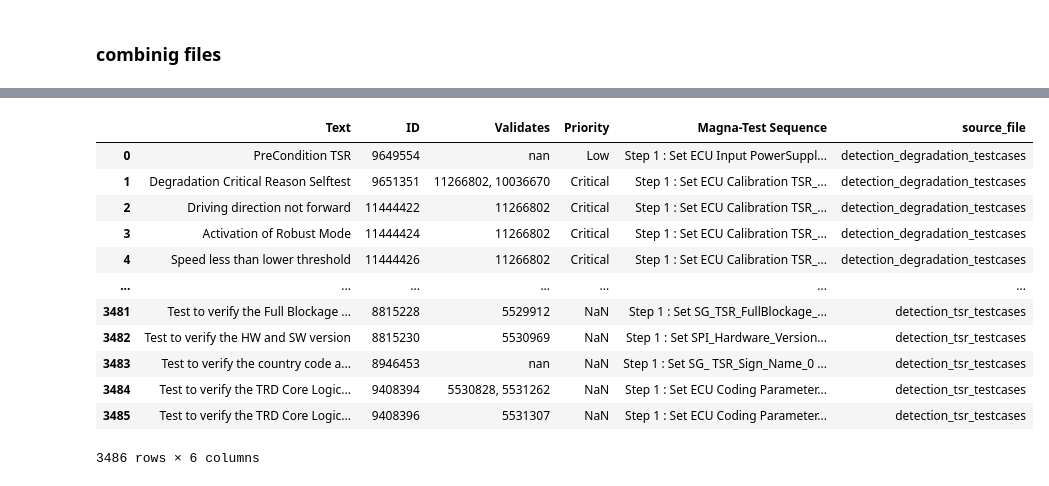
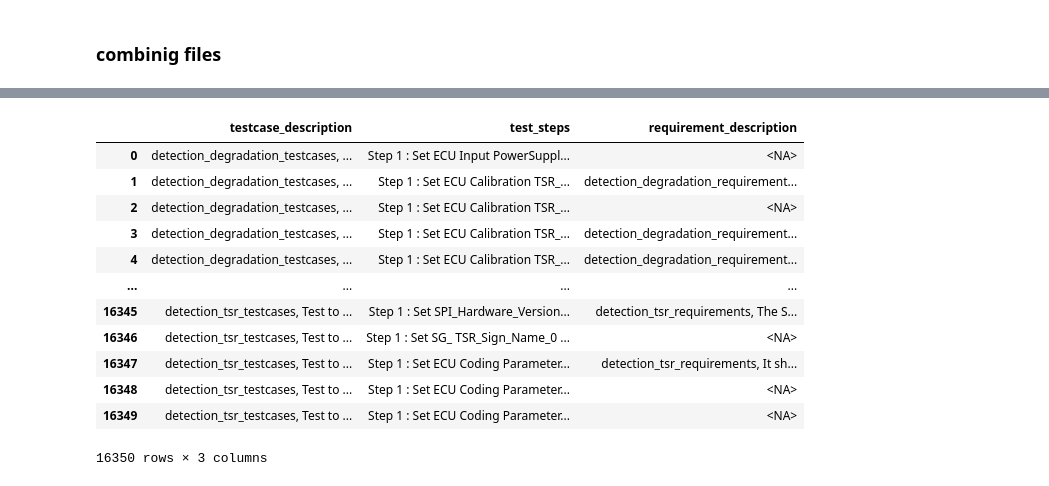
Before and after one commit to Koushik-Ambadi/llm-finetuning, a Jupyter notebook: jupyterNotebooks/initial_data_exploration.ipynb, the cells around one changed output, grey strips where cells are left out. Saved outputs shown, nothing was run; the diff lists cells and outputs as text; code cells hidden in the pictures.

```diff
--- a/jupyterNotebooks/initial_data_exploration.ipynb
+++ b/jupyterNotebooks/initial_data_exploration.ipynb
@@ -368,4 +368,37 @@ df_joined = df_validates_expanded.merge(
     suffixes=('.testcase', '.requirement')
 )
 # %%
-df_joined
+# Step 1: If ID.requirement is NaN, append ID.testcase to Text.testcase
+df_joined.loc[df_joined['ID.requirement'].isna(), 'Text.testcase'] = (
+    df_joined.loc[df_joined['ID.requirement'].isna(), 'Text.testcase'].astype(str) +
+    ', ' +
+    df_joined.loc[df_joined['ID.requirement'].isna(), 'ID.testcase'].astype(str)
+)
+
+
+
+# Step 3: Prepend source_file.requirement to Text.requirement
+df_joined['Text.requirement'] = (
+    df_joined['source_file.requirement'].fillna('') +
+    ', ' +
+    df_joined['Text.requirement'].fillna('')
+)
+
+# Clean up extra commas/spaces from cases where one or both were empty
+df_joined['Text.requirement'] = df_joined['Text.requirement'].str.strip(', ').replace('', pd.NA)
+
+
+# Step 5: Append Priority to Text.testcase
+df_joined['Text.testcase'] = (
+    df_joined['Text.testcase'].astype(str) + ', ' + df_joined['Priority'].astype(str)
+)
+
+df_joined['Text.testcase'] = (
+    df_joined['source_file.testcase'].astype(str) + ', ' + df_joined['Text.testcase'].astype(str)
+)
+
+# Step 6: Drop Priority
+df_joined.drop(columns=['Priority'], inplace=True)
+
+# Step 7: Drop ID.requirement and Validates
+df_joined.drop(columns=['ID.requirement', 'Validates','source_file.testcase','source_file.requirement','ID.testcase'], inplace=True)
@@ -386,16 +405,22 @@ df_joined
 # %%
-df_testcases
+df_joined.rename(columns={
+    'Text.testcase': 'testcase_description',
+    'Text.requirement': 'requirement_description',
+    'Magna-Test Sequence': 'test_steps'  # or alternatives listed below
+}, inplace=True)
+
+df_joined
 # %% [output]
-|  | Text | ID | Validates | Priority | Magna-Test Sequence | source_file |
-| 0 | PreCondition TSR | 9649554 | nan | Low | Step 1 : Set ECU Input PowerSuppl... | detection_degradation_testcases |
-| 1 | Degradation Critical Reason Selftest | 9651351 | 11266802, 10036670 | Critical | Step 1 : Set ECU Calibration TSR_... | detection_degradation_testcases |
-| 2 | Driving direction not forward | 11444422 | 11266802 | Critical | Step 1 : Set ECU Calibration TSR_... | detection_degradation_testcases |
-| 3 | Activation of Robust Mode | 11444424 | 11266802 | Critical | Step 1 : Set ECU Calibration TSR_... | detection_degradation_testcases |
-| 4 | Speed less than lower threshold | 11444426 | 11266802 | Critical | Step 1 : Set ECU Calibration TSR_... | detection_degradation_testcases |
-| ... | ... | ... | ... | ... | ... | ... |
-| 3481 | Test to verify the Full Blockage ... | 8815228 | 5529912 | NaN | Step 1 : Set SG_TSR_FullBlockage_... | detection_tsr_testcases |
-| 3482 | Test to verify the HW and SW version | 8815230 | 5530969 | NaN | Step 1 : Set SPI_Hardware_Version... | detection_tsr_testcases |
-| 3483 | Test to verify the country code a... | 8946453 | nan | NaN | Step 1 : Set SG_ TSR_Sign_Name_0 ... | detection_tsr_testcases |
-| 3484 | Test to verify the TRD Core Logic... | 9408394 | 5530828, 5531262 | NaN | Step 1 : Set ECU Coding Parameter... | detection_tsr_testcases |
-| 3485 | Test to verify the TRD Core Logic... | 9408396 | 5531307 | NaN | Step 1 : Set ECU Coding Parameter... | detection_tsr_testcases |
+|  | testcase_description | test_steps | requirement_description |
+| 0 | detection_degradation_testcases, ... | Step 1 : Set ECU Input PowerSuppl... | <NA> |
+| 1 | detection_degradation_testcases, ... | Step 1 : Set ECU Calibration TSR_... | detection_degradation_requirement... |
+| 2 | detection_degradation_testcases, ... | Step 1 : Set ECU Calibration TSR_... | <NA> |
+| 3 | detection_degradation_testcases, ... | Step 1 : Set ECU Calibration TSR_... | detection_degradation_requirement... |
+| 4 | detection_degradation_testcases, ... | Step 1 : Set ECU Calibration TSR_... | detection_degradation_requirement... |
+| ... | ... | ... | ... |
+| 16345 | detection_tsr_testcases, Test to ... | Step 1 : Set SPI_Hardware_Version... | detection_tsr_requirements, The S... |
+| 16346 | detection_tsr_testcases, Test to ... | Step 1 : Set SG_ TSR_Sign_Name_0 ... | <NA> |
+| 16347 | detection_tsr_testcases, Test to ... | Step 1 : Set ECU Coding Parameter... | detection_tsr_requirements, It sh... |
+| 16348 | detection_tsr_testcases, Test to ... | Step 1 : Set ECU Coding Parameter... | <NA> |
+| 16349 | detection_tsr_testcases, Test to ... | Step 1 : Set ECU Coding Parameter... | <NA> |
-3486 rows × 6 columns
+16350 rows × 3 columns
```
Also changed, not shown: parts of 6 cells of this notebook.
